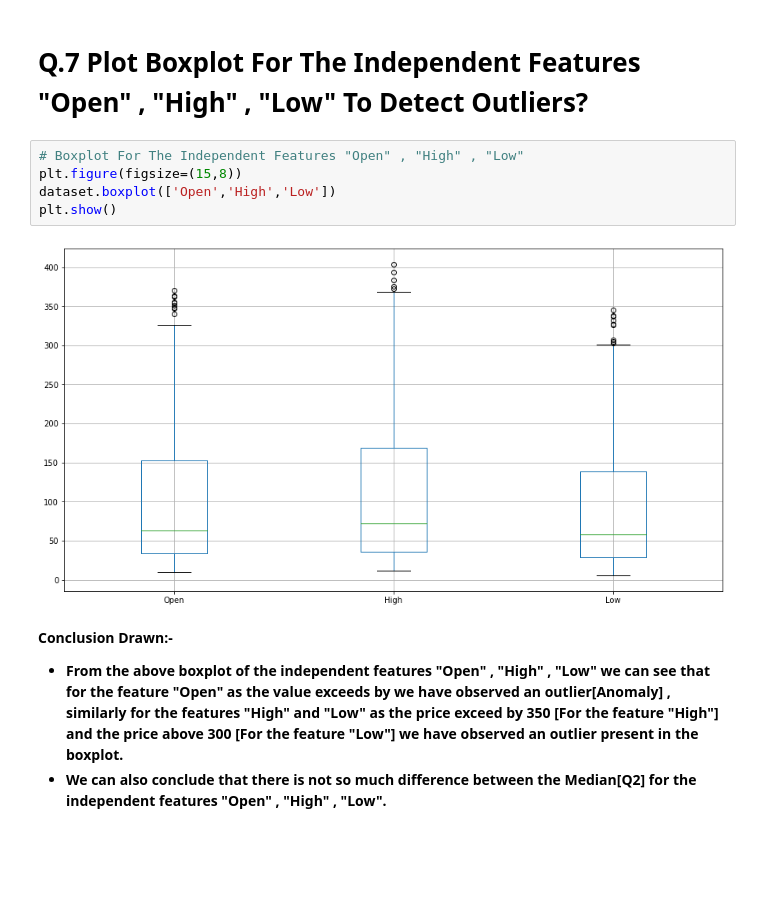
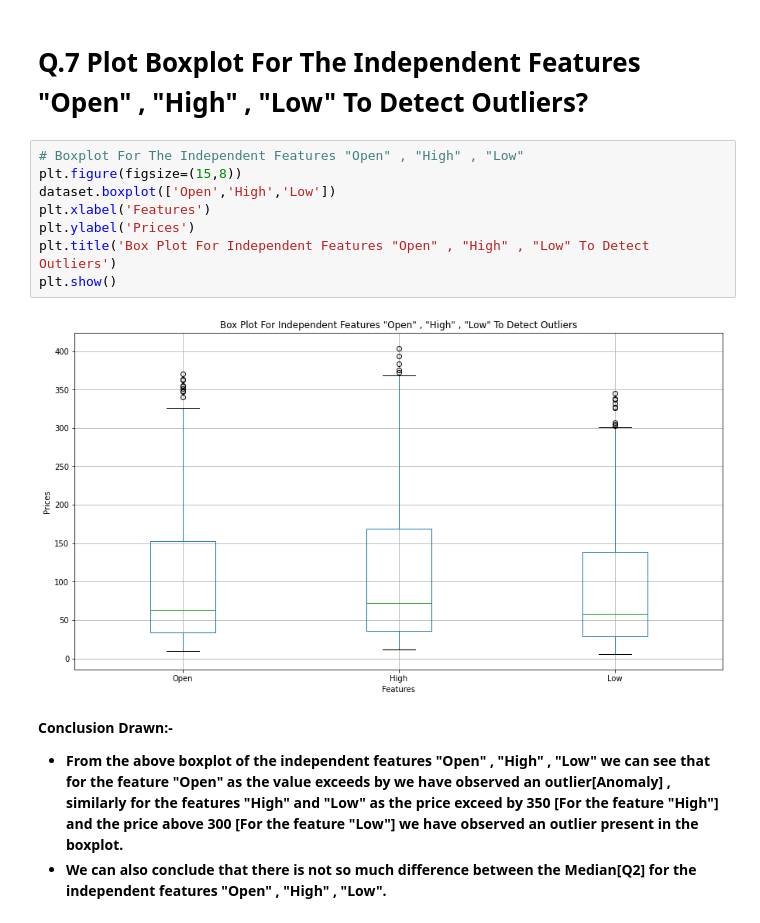
Before and after one commit to Adityasingh3008/YES-BANK-STOCK-CLOSING-PRICE-PREDICTION, a Jupyter notebook: Individual_Notebook_YES_BANK_STOCK_CLOSING_PRICE_PREDICTION_(Capstone_Project_2).ipynb, the cells around one changed output. Saved outputs shown, nothing was run; the diff lists cells and outputs as text; blank space fills up the shorter version.

```diff
--- a/Individual_Notebook_YES_BANK_STOCK_CLOSING_PRICE_PREDICTION_(Capstone_Project_2).ipynb
+++ b/Individual_Notebook_YES_BANK_STOCK_CLOSING_PRICE_PREDICTION_(Capstone_Project_2).ipynb
@@ -350,10 +360,13 @@ sns.distplot(dataset['Low'], color='blue')
 # %%
 # Boxplot For The Independent Features "Open" , "High" , "Low"
 plt.figure(figsize=(15,8))
 dataset.boxplot(['Open','High','Low'])
+plt.xlabel('Features')
+plt.ylabel('Prices')
+plt.title('Box Plot For Independent Features "Open" , "High" , "Low" To Detect Outliers')
 plt.show()
 # %% [output]
-[figure, old version]
+[figure, new version]
 # %% [markdown]
 **Conclusion Drawn:-**
 * **From the above boxplot of the independent features "Open" , "High" , "Low" we can see that for the feature "Open" as the value exceeds by we have observed an outlier[Anomaly] , similarly for the features "High" and "Low" as the price exceed by 350 [For the feature "High"] and the price above 300 [For the feature "Low"]  we have observed an outlier present in the boxplot.**
```
Also changed, not shown: parts of 18 cells of this notebook.
